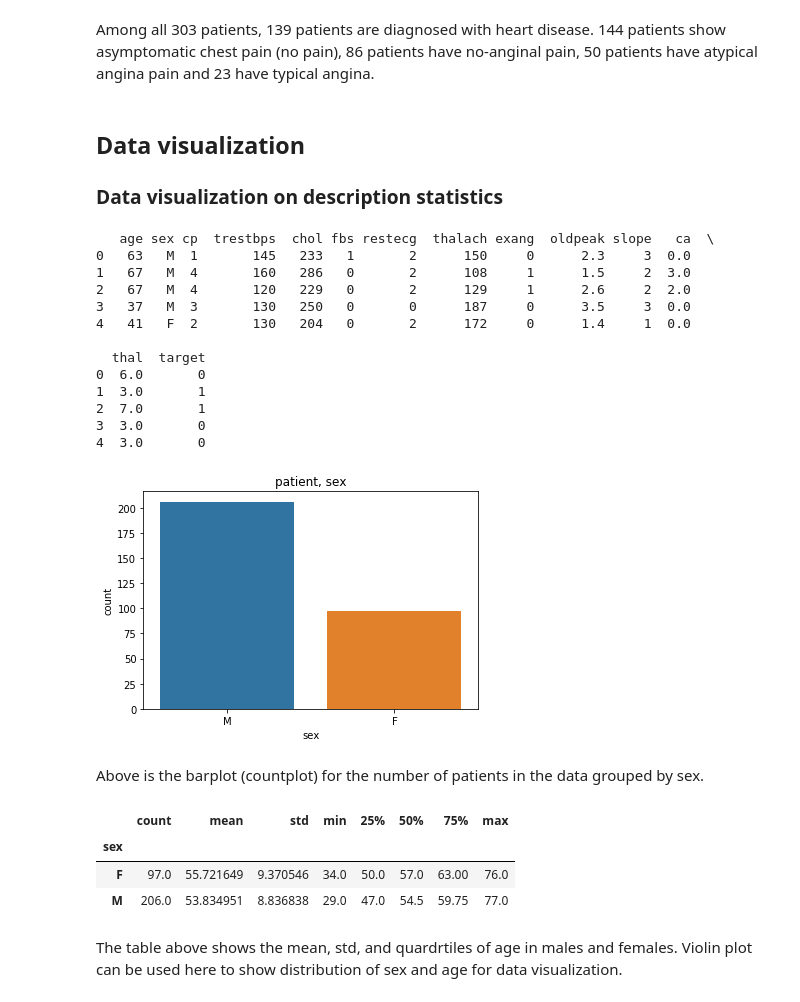
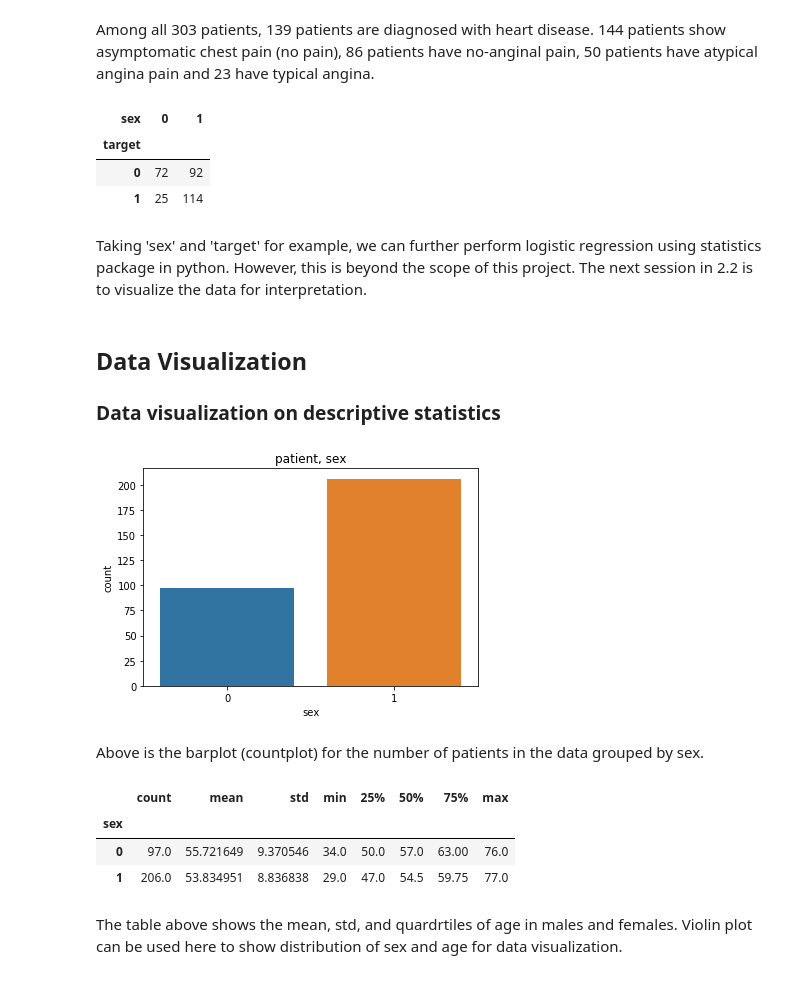
Before and after one commit to cwhung/Heart_Disease, a Jupyter notebook: Heart_Disease_Capstone_1_cwhung.ipynb, the cells around one changed output. Saved outputs shown, nothing was run; the diff lists cells and outputs as text; code cells hidden in the pictures.

```diff
--- a/Heart_Disease_Capstone_1_cwhung.ipynb
+++ b/Heart_Disease_Capstone_1_cwhung.ipynb
@@ -86,13 +92,13 @@ We notice that some cells are missing and originally labelled as '?'.  To organi
 * Missing data should be labeled as NaN or None.
 # %%
 # change the type for categorical variables
-df.sex = df.sex.astype('str')
-df.cp = df.cp.astype('str')
-df.fbs = df.fbs.astype('str')
-df.restecg = df.restecg.astype('str')
-df.exang = df.exang.astype('str')
-df.slope = df.slope.astype('str')
-df.thal = df.thal.astype('str')
+df.sex = df.sex.astype('category')
+df.cp = df.cp.astype('category')
+df.fbs = df.fbs.astype('category')
+df.restecg = df.restecg.astype('category')
+df.exang = df.exang.astype('category')
+df.slope = df.slope.astype('category')
+df.thal = df.thal.astype('category')
 df.info()
 # %% [output]
 <class 'pandas.core.frame.DataFrame'>
@@ -121,7 +127,7 @@ The number of entries for column 'thal' is changed from 301 to 303 since the typ
 df['target']=np.where(df['target'] >= 1, 1, df['target'])
 
 # validate the missing data in 'thal'
-df['thal']=np.where(df['thal'] >= 'NaN', None, df['thal'])
+# df['thal']=np.where(df['thal'] >= 'NaN', None, df['thal'])
 
 df.info()
 # %% [output]
@@ -207,31 +218,36 @@ Name: target, dtype: int64
 Name: cp, dtype: int64
 # %% [markdown]
 Among all 303 patients, 139 patients are diagnosed with heart disease.  144 patients show asymptomatic chest pain (no pain), 86 patients have no-anginal pain, 50 patients have atypical angina pain and 23 have typical angina.
+# %%
+# Calculate Risk Ratio
+# tabulate categorical data by 'target'
+array1= pd.crosstab(df.target, df.sex)
+#array2= pd.crosstab(df.target, df.cp)
+#array3= pd.crosstab(df.target, df.fbs)
+#array4= pd.crosstab(df.target, df.restecg)
+#array5= pd.crosstab(df.target, df.slope)
+#array6= pd.crosstab(df.target, df.thal)
+#array7= pd.crosstab(df.target, df.ca)
+
+# take array1 for example
+display(array1)
+# %% [output]
+| sex | 0 | 1 |
+| target |  |  |
+| 0 | 72 | 92 |
+| 1 | 25 | 114 |
+# %% [markdown]
+Taking 'sex' and 'target' for example, we can further perform logistic regression using statistics package in python.  However, this is beyond the scope of this project.  The next session in 2.2 is to visualize the data for interpretation.
 # %% [markdown]
-## Data visualization
-### Data visualization on description statistics
+## Data Visualization
+### Data visualization on descriptive statistics
 # %%
 # Sex count
-df['sex']=df['sex'].replace(['1','0'],['M','F'])
-print(df.head())
 sns.countplot(x='sex', data=df)
 plt.title('patient, sex')
 plt.show()
 # %% [output]
-   age sex cp  trestbps  chol fbs restecg  thalach exang  oldpeak slope   ca  \
-0   63   M  1       145   233   1       2      150     0      2.3     3  0.0
-1   67   M  4       160   286   0       2      108     1      1.5     2  3.0
-2   67   M  4       120   229   0       2      129     1      2.6     2  2.0
-3   37   M  3       130   250   0       0      187     0      3.5     3  0.0
-4   41   F  2       130   204   0       2      172     0      1.4     1  0.0
-
-  thal  target
-0  6.0       0
-1  3.0       1
-2  7.0       1
-3  3.0       0
-4  3.0       0
-[figure, old version]
+[figure, new version]
 # %% [markdown]
 Above is the barplot (countplot) for the number of patients in the data grouped by sex.
 # %%
@@ -240,8 +256,8 @@ df.groupby('sex').age.describe()
 # %% [output]
 |  | count | mean | std | min | 25% | 50% | 75% | max |
 | sex |  |  |  |  |  |  |  |  |
-| F | 97.0 | 55.721649 | 9.370546 | 34.0 | 50.0 | 57.0 | 63.00 | 76.0 |
-| M | 206.0 | 53.834951 | 8.836838 | 29.0 | 47.0 | 54.5 | 59.75 | 77.0 |
+| 0 | 97.0 | 55.721649 | 9.370546 | 34.0 | 50.0 | 57.0 | 63.00 | 76.0 |
+| 1 | 206.0 | 53.834951 | 8.836838 | 29.0 | 47.0 | 54.5 | 59.75 | 77.0 |
 # %% [markdown]
 The table above shows the mean, std, and quardrtiles of age in males and females.  Violin plot can be used here to show distribution of sex and age for data visualization.
 # %%
```
Also changed, not shown: parts of 26 cells of this notebook.
